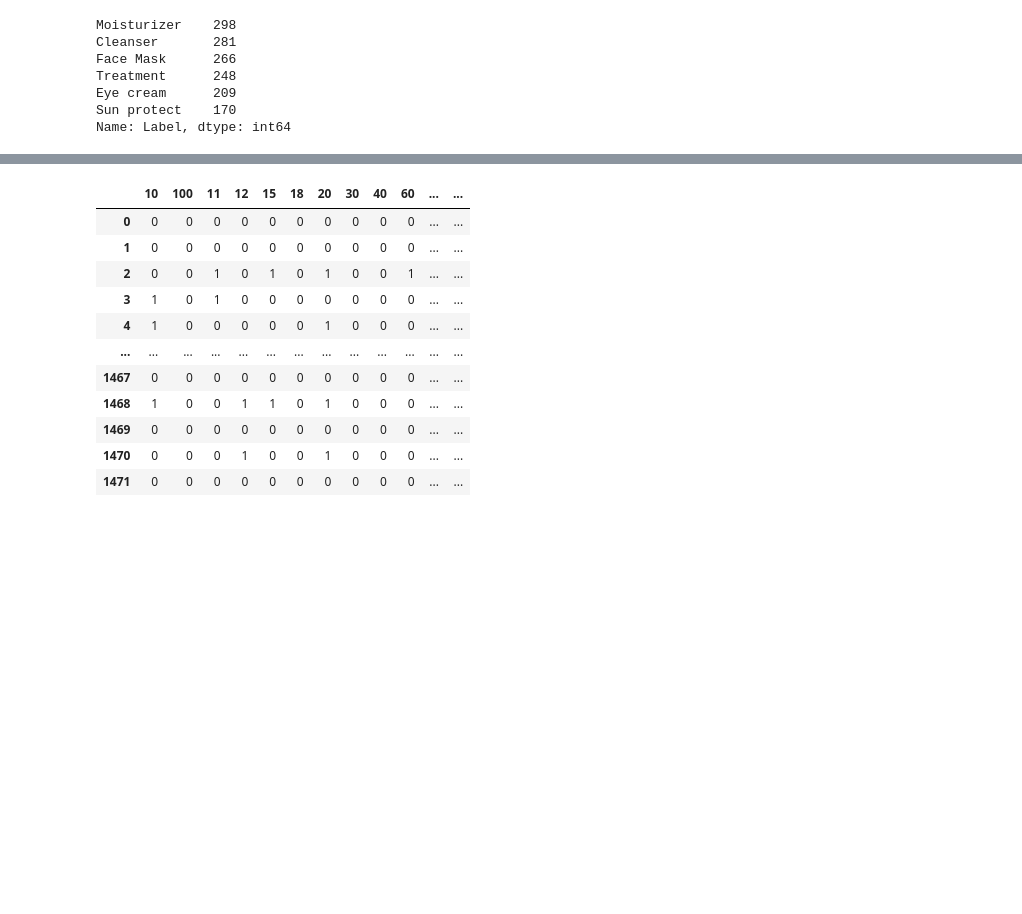
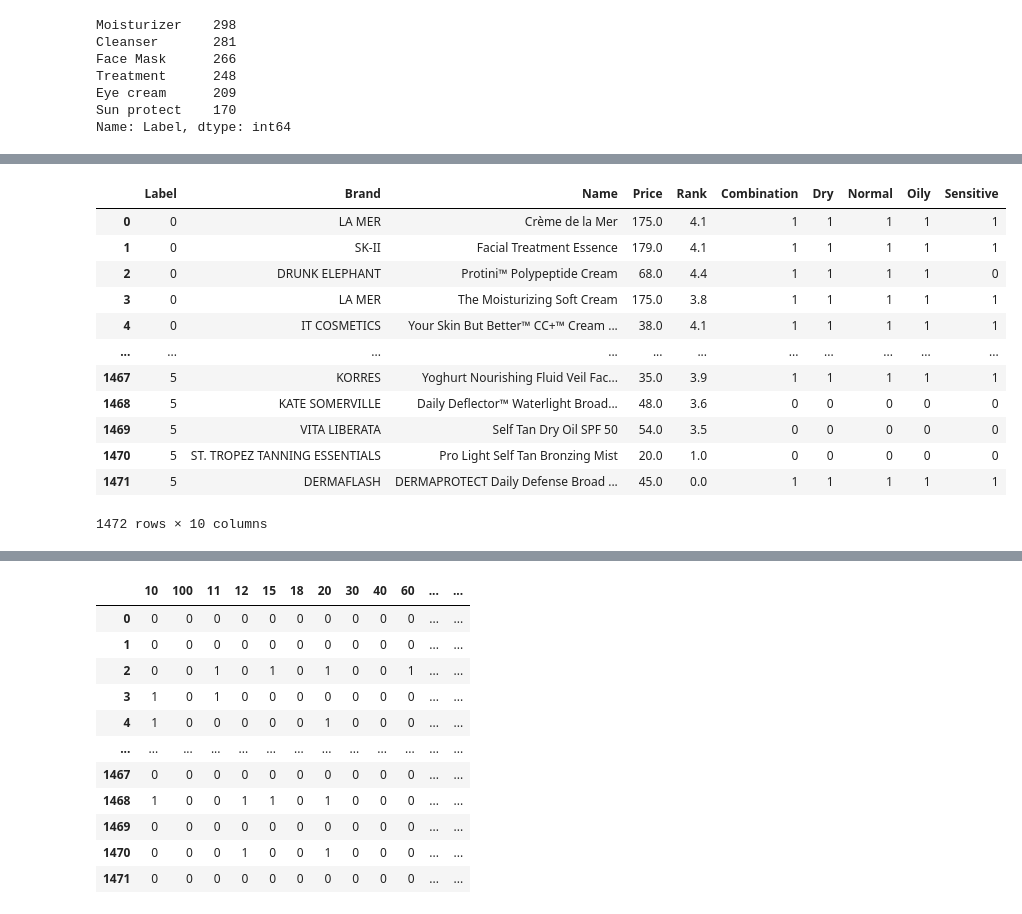
Before and after one commit to npagrawal/Product-Price-Prediction-Advanced-Machine-Learning, a Jupyter notebook: Notebook2.ipynb, the cells around one changed output, grey strips where cells are left out. Cells and saved outputs as stored; diff of their text form; code cells hidden in the pictures; blank space fills up the shorter version.

```diff
--- a/Notebook2.ipynb
+++ b/Notebook2.ipynb
@@ -76,0 +71,11 @@ Index(['Label', 'Brand', 'Name', 'Price', 'Rank', 'Ingredients', 'Combination',
+# %%
+df2["Ingredients"] = df2["Ingredients"].str.split(",")
+df_ingredients = df2.explode("Ingredients")
+ingredients_df = df_ingredients["Ingredients"].value_counts().rename_axis('unique_values').reset_index(name='counts')
+ingredients_df2 = ingredients_df.head(200)
+
+top_ing = ingredients_df2.unique_values.to_list()
+top_ing = [ele.strip(" ") for ele in top_ing]
+top_ing = [("Ingredients_" + ele) for ele in top_ing]
+ohe_df = pd.get_dummies(df2.explode("Ingredients")).groupby(level=0).sum()
+ohe_df = ohe_df.drop(columns=[col for col in ohe_df if col not in top_ing])
@@ -76,0 +98,17 @@ Index(['Label', 'Brand', 'Name', 'Price', 'Rank', 'Ingredients', 'Combination',
+# %%
+ohe_1 = df2[["Label", "Brand", "Name", "Price", "Rank", "Combination", "Dry", "Normal", "Oily", "Sensitive"]]
+ohe_1
+# %% [output]
+|  | Label | Brand | Name | Price | Rank | Combination | Dry | Normal | Oily | Sensitive |
+| 0 | 0 | LA MER | Crème de la Mer | 175.0 | 4.1 | 1 | 1 | 1 | 1 | 1 |
+| 1 | 0 | SK-II | Facial Treatment Essence | 179.0 | 4.1 | 1 | 1 | 1 | 1 | 1 |
+| 2 | 0 | DRUNK ELEPHANT | Protini™ Polypeptide Cream | 68.0 | 4.4 | 1 | 1 | 1 | 1 | 0 |
+| 3 | 0 | LA MER | The Moisturizing Soft Cream | 175.0 | 3.8 | 1 | 1 | 1 | 1 | 1 |
+| 4 | 0 | IT COSMETICS | Your Skin But Better™ CC+™ Cream ... | 38.0 | 4.1 | 1 | 1 | 1 | 1 | 1 |
+| ... | ... | ... | ... | ... | ... | ... | ... | ... | ... | ... |
+| 1467 | 5 | KORRES | Yoghurt Nourishing Fluid Veil Fac... | 35.0 | 3.9 | 1 | 1 | 1 | 1 | 1 |
+| 1468 | 5 | KATE SOMERVILLE | Daily Deflector™ Waterlight Broad... | 48.0 | 3.6 | 0 | 0 | 0 | 0 | 0 |
+| 1469 | 5 | VITA LIBERATA | Self Tan Dry Oil SPF 50 | 54.0 | 3.5 | 0 | 0 | 0 | 0 | 0 |
+| 1470 | 5 | ST. TROPEZ TANNING ESSENTIALS | Pro Light Self Tan Bronzing Mist | 20.0 | 1.0 | 0 | 0 | 0 | 0 | 0 |
+| 1471 | 5 | DERMAFLASH | DERMAPROTECT Daily Defense Broad ... | 45.0 | 0.0 | 1 | 1 | 1 | 1 | 1 |
+1472 rows × 10 columns
```
Also changed, not shown: parts of 20 cells of this notebook.
